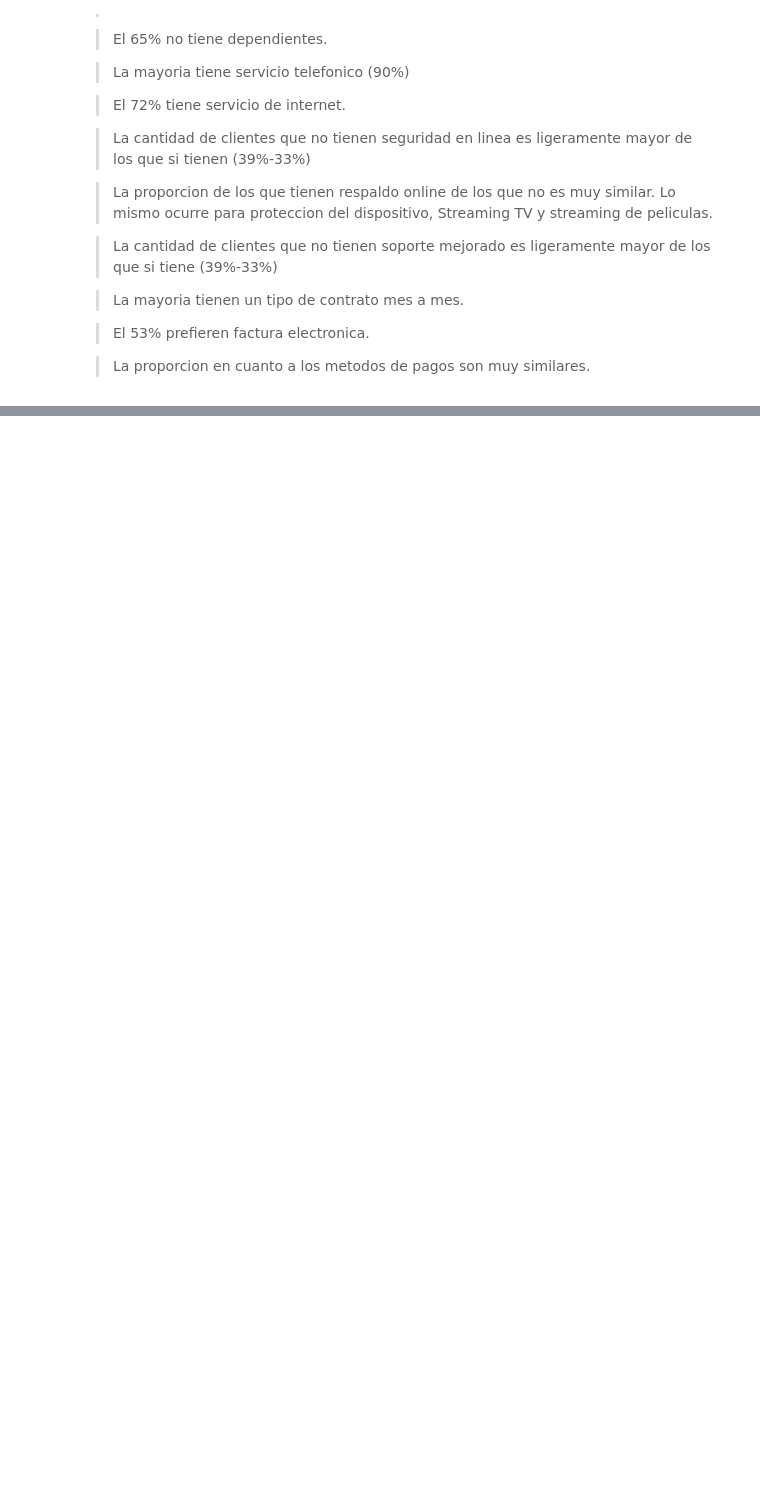
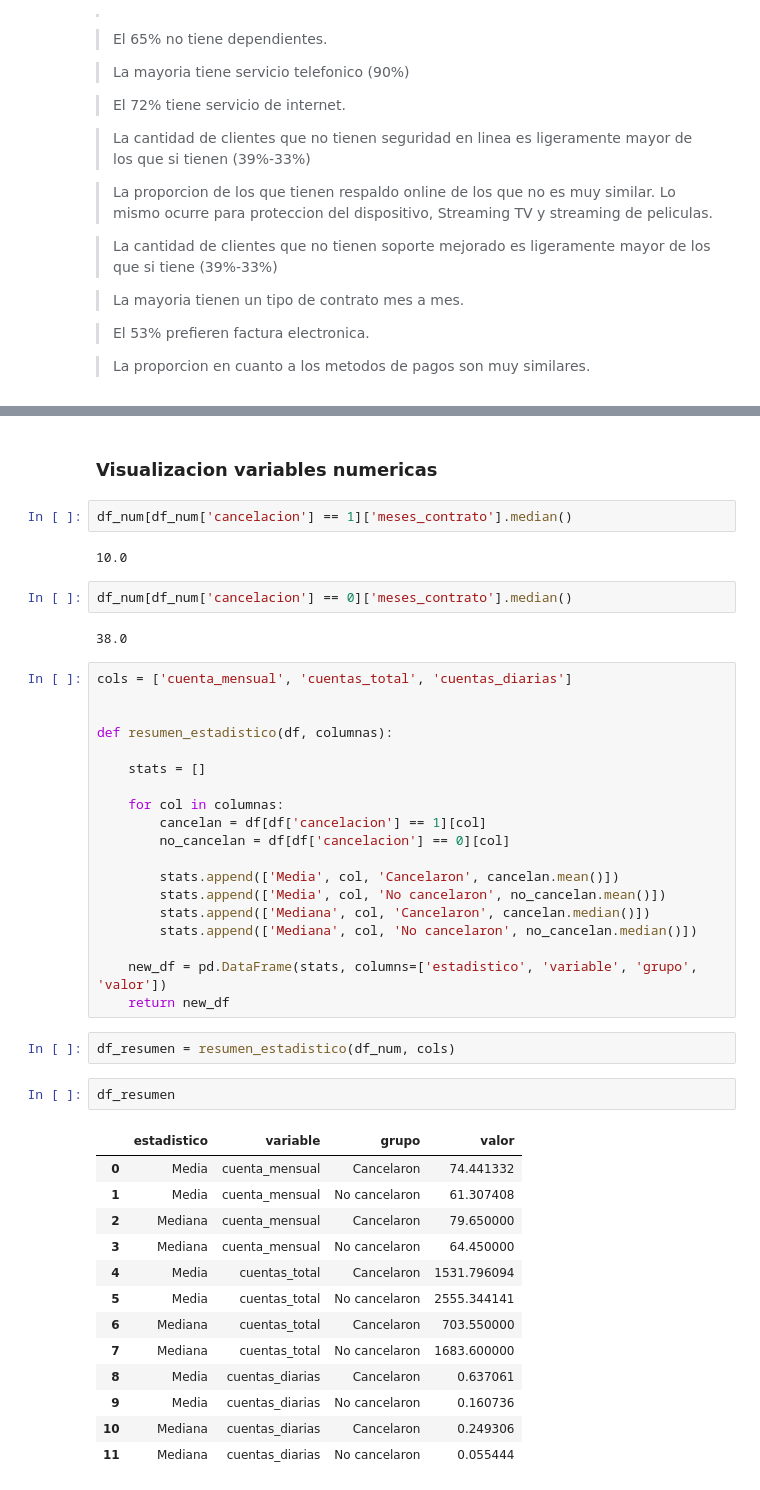
Before and after one commit to jbernalg/challenge_TelecomX, a Jupyter notebook: challenge_telecomx.ipynb, the cells around one changed output, grey strips where cells are left out. Cells and saved outputs as stored; diff of their text form; blank space fills up the shorter version.

```diff
--- a/challenge_telecomx.ipynb
+++ b/challenge_telecomx.ipynb
@@ -732,0 +739,47 @@ Name: metodo_pago, dtype: float64
+# %% [markdown]
+### Visualizacion variables numericas
+# %%
+df_num[df_num['cancelacion'] == 1]['meses_contrato'].median()
+# %% [output]
+10.0
+# %%
+df_num[df_num['cancelacion'] == 0]['meses_contrato'].median()
+# %% [output]
+38.0
+# %%
+cols = ['cuenta_mensual', 'cuentas_total', 'cuentas_diarias']
+
+
+def resumen_estadistico(df, columnas):
+
+    stats = []
+
+    for col in columnas:
+        cancelan = df[df['cancelacion'] == 1][col]
+        no_cancelan = df[df['cancelacion'] == 0][col]
+
+        stats.append(['Media', col, 'Cancelaron', cancelan.mean()])
+        stats.append(['Media', col, 'No cancelaron', no_cancelan.mean()])
+        stats.append(['Mediana', col, 'Cancelaron', cancelan.median()])
+        stats.append(['Mediana', col, 'No cancelaron', no_cancelan.median()])
+
+    new_df = pd.DataFrame(stats, columns=['estadistico', 'variable', 'grupo', 'valor'])
+    return new_df
+# %%
+df_resumen = resumen_estadistico(df_num, cols)
+# %%
+df_resumen
+# %% [output]
+|  | estadistico | variable | grupo | valor |
+| 0 | Media | cuenta_mensual | Cancelaron | 74.441332 |
+| 1 | Media | cuenta_mensual | No cancelaron | 61.307408 |
+| 2 | Mediana | cuenta_mensual | Cancelaron | 79.650000 |
+| 3 | Mediana | cuenta_mensual | No cancelaron | 64.450000 |
+| 4 | Media | cuentas_total | Cancelaron | 1531.796094 |
+| 5 | Media | cuentas_total | No cancelaron | 2555.344141 |
+| 6 | Mediana | cuentas_total | Cancelaron | 703.550000 |
+| 7 | Mediana | cuentas_total | No cancelaron | 1683.600000 |
+| 8 | Media | cuentas_diarias | Cancelaron | 0.637061 |
+| 9 | Media | cuentas_diarias | No cancelaron | 0.160736 |
+| 10 | Mediana | cuentas_diarias | Cancelaron | 0.249306 |
+| 11 | Mediana | cuentas_diarias | No cancelaron | 0.055444 |
```
Also changed, not shown: parts of 3 cells of this notebook.
